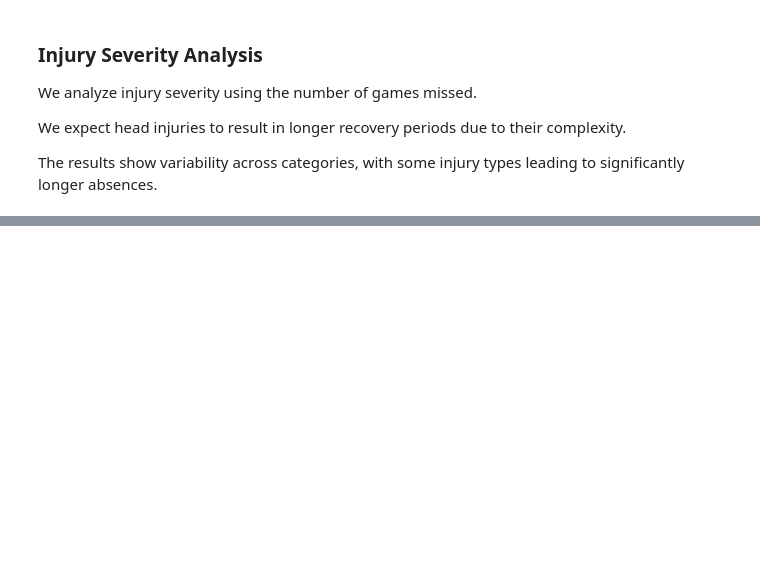
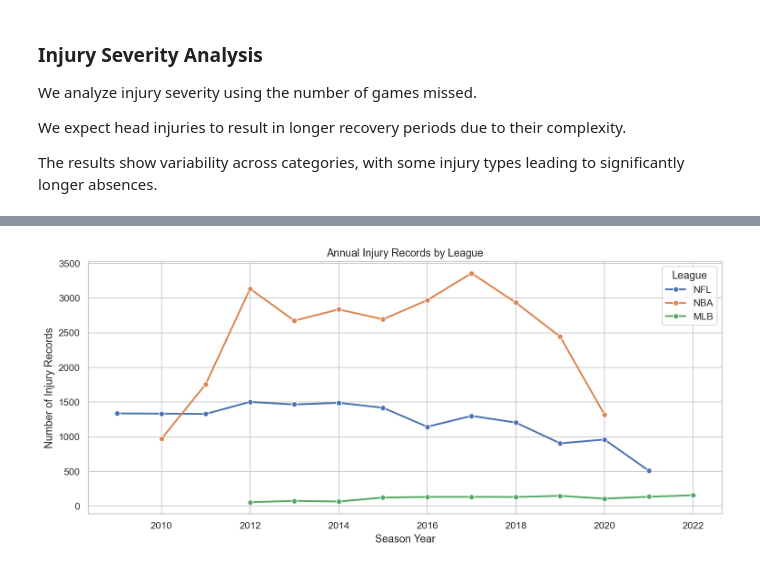
Before and after one commit to PlamenPlamenovStanchev/Data-Science-Final-s-Project, a Jupyter notebook: notebooks/02_analysis.ipynb, the cells around one changed output, grey strips where cells are left out. Cells and saved outputs as stored; diff of their text form; code cells hidden in the pictures; blank space fills up the shorter version.

```diff
--- a/notebooks/02_analysis.ipynb
+++ b/notebooks/02_analysis.ipynb
@@ -202,0 +236,29 @@ The results show variability across categories, with some injury types leading t
+# %%
+trend_df = df.copy()
+trend_df["year"] = pd.to_numeric(trend_df["year"], errors="coerce")
+trend_df = trend_df[trend_df["year"].between(1900, 2030)].copy()
+trend_df["year"] = trend_df["year"].astype(int)
+
+yearly_counts = (
+    trend_df.groupby(["year", "league"])
+    .size()
+    .reset_index(name="injury_records")
+)
+
+plt.figure(figsize=(11, 5))
+sns.lineplot(
+    data=yearly_counts,
+    x="year",
+    y="injury_records",
+    hue="league",
+    marker="o",
+    linewidth=2
+)
+plt.title("Annual Injury Records by League")
+plt.xlabel("Season Year")
+plt.ylabel("Number of Injury Records")
+plt.legend(title="League")
+plt.tight_layout()
+plt.show()
+# %% [output]
+[figure, added]
```
Also changed, not shown: parts of 13 cells of this notebook.
